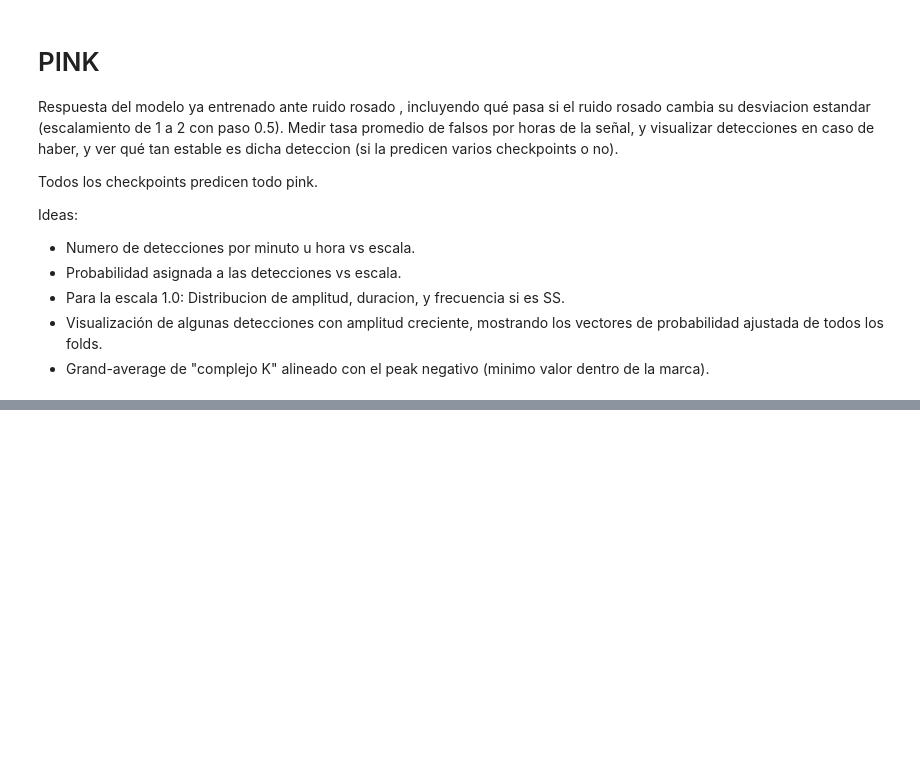
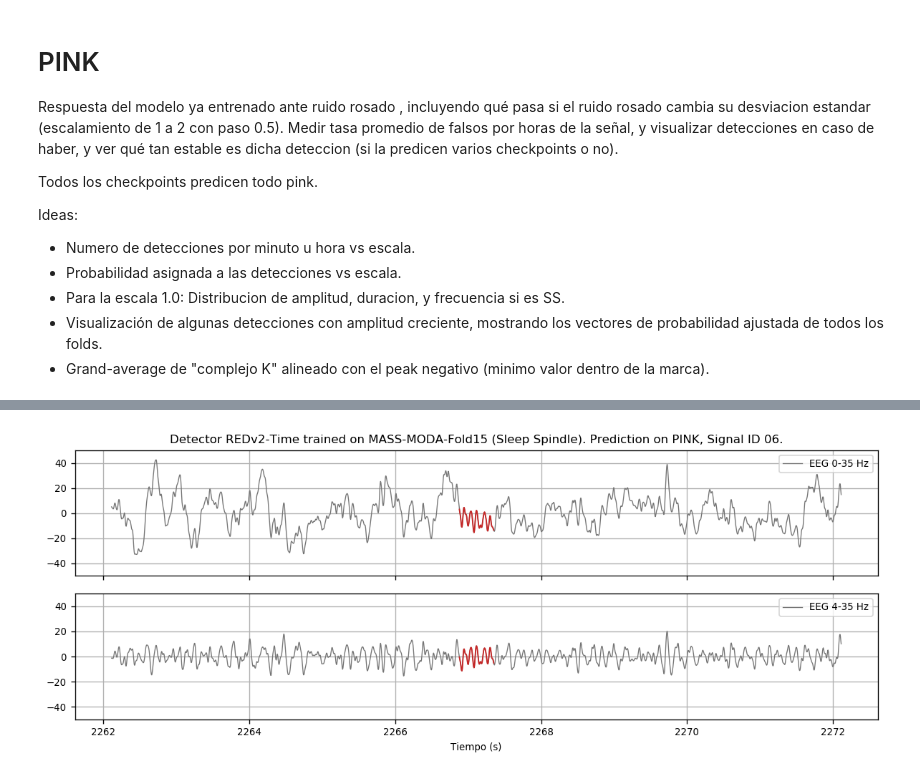
Before and after one commit to nicolasigor/sleep-rnn, a Jupyter notebook: figs_thesis/2021_result_indataset.ipynb, the cells around one changed output, grey strips where cells are left out. Drawn from its saved outputs; the diff is of its cells as text; code cells hidden in the pictures; blank space fills up the shorter version.

```diff
--- a/figs_thesis/2021_result_indataset.ipynb
+++ b/figs_thesis/2021_result_indataset.ipynb
@@ -683,7 +683,7 @@ print_dataset_names = {
 
 eval_configs = [
     dict(dataset_name=constants.MODA_SS_NAME, expert=1, strategy='5cv', seeds=3),
-    dict(dataset_name=constants.MASS_KC_NAME, expert=1, strategy='5cv', seeds=3),
+    # dict(dataset_name=constants.MASS_KC_NAME, expert=1, strategy='5cv', seeds=3),
 ]
 for config in eval_configs:
     print("\nLoading", config)
@@ -703,9 +703,7 @@ for config in eval_configs:
                 fold_subjects = tmp_dict[k][constants.TEST_SUBSET].all_ids
                 fold_predictions = tmp_dict[k][constants.TEST_SUBSET].get_stamps()
                 pred_dict[model_version][perturbation_name][k] = {s: pred for s, pred in zip(fold_subjects, fold_predictions)}
-    # Medir numero de detecciones por hora
-    time_unit_in_seconds = 3600
+    # Medir numero de detecciones por minuto (epm)
     average_mode = constants.MACRO_AVERAGE
 
-
 print("Done.")
@@ -716,25 +779,96 @@ pink = reader.load_dataset(constants.PINK_NAME, verbose=False)
 # %%
-tmp_signal = pink.get_subject_signal(subject_id=20, normalize_clip=False)
+subject_id = 6
+tmp_signal = pink.get_subject_signal(subject_id=subject_id, normalize_clip=False)
 # %%
+model_str = "REDv2-Time"
+dataset_str = print_dataset_names[(constants.MODA_SS_NAME, 1)]
+event_str = "Sleep Spindle"
+fold_id = 14
 mark = np.array(
-    [449240, 449343]
+    [453376, 453471]
 )
 
+window_duration = 10
+border_duration = 4
 fs = pink.fs
 center_sample = int(mark.mean())
-window_size = int(10 * fs)
+window_size = int(window_duration * fs)
+border_size = int(border_duration * fs)
 start_sample = int(center_sample - window_size // 2)
 end_sample = start_sample + window_size
-segment_signal = tmp_signal[start_sample:end_sample]
+segment_signal = tmp_signal[start_sample - border_size:end_sample + border_size]
+segment_signal_filt = utils.apply_bandpass(segment_signal, fs, 4, 35)
+segment_signal = segment_signal[border_size:-border_size]
+segment_signal_filt = segment_signal_filt[border_size:-border_size]
 time_axis = np.arange(start_sample, end_sample) / fs
 
-fig, ax = plt.subplots(1, 1, figsize=(10, 3), dpi=100)
-ax.plot(time_axis, segment_signal, linewidth=0.8)
-ax.fill_between(mark / fs, -100, 100, facecolor='k', alpha=0.2)
-ax.set_ylim([-150, 150])
+start_spindle_relative = mark[0] - start_sample
+end_spindle_relative = mark[1] - start_sample
+
+y_lim = 50
+
+fig, axes = plt.subplots(2, 1, figsize=(10, 4), dpi=120, sharex=True, sharey=True)
+ax = axes[0]
+ax.plot(
+    time_axis, segment_signal, linewidth=0.8, label="EEG 0-35 Hz",
+    color=viz.GREY_COLORS[6])
+ax.plot(
+    time_axis[start_spindle_relative:end_spindle_relative], segment_signal[start_spindle_relative:end_spindle_relative], linewidth=1.1,
+    color=viz.PALETTE['red'])
+# ax.plot(mark / fs, [-y_lim*0.8]*2, color=viz.PALETTE['red'], linewidth=4, alpha=0.8)
+ax.set_ylim([-y_lim, y_lim])
+ax.tick_params(labelsize=8)
+ax.grid()
+ax.legend(loc="upper right", fontsize=8)
+ax.set_title("Detector %s trained on %s-Fold%02d (%s). Prediction on PINK, Signal ID %02d." % (model_str, dataset_str, fold_id+1, event_str, subject_id), fontsize=10)
+
+ax = axes[1]
+ax.plot(
+    time_axis, segment_signal_filt, linewidth=0.8, label="EEG 4-35 Hz",
+    color=viz.GREY_COLORS[6])
+ax.plot(
+    time_axis[start_spindle_relative:end_spindle_relative], segment_signal_filt[start_spindle_relative:end_spindle_relative], linewidth=1.1,
+    color=viz.PALETTE['red'])
+# ax.plot(mark / fs, [-y_lim*0.8]*2, color=viz.PALETTE['red'], linewidth=4, alpha=0.8)
+ax.set_ylim([-y_lim, y_lim])
 ax.tick_params(labelsize=8)
 ax.set_xlabel("Tiempo (s)", fontsize=8)
+ax.grid()
+ax.legend(loc="upper right", fontsize=8)
+
+plt.tight_layout()
+plt.show()
+
+
+spindle = tmp_signal[mark[0]:mark[1]+1]
+duration = (spindle.size + 1) / fs
+amplitude_of_spindle = fig_utils.get_amplitude_spindle(spindle, fs)
+freq_axis, amp_axis = fig_utils.get_fft_spectrum(spindle, fs, f_min=4)
+frequency_of_spindle = freq_axis[np.argmax(amp_axis)]
+
+fig, axes = plt.subplots(1, 2, figsize=(6, 3), dpi=120)
+ax = axes[0]
+ax.set_title("Detection segment (0-35 Hz).\nDuration %1.2f s, PP %1.2f $\mu$V." % (duration, amplitude_of_spindle), fontsize=10)
+ax.plot(np.arange(spindle.size) / fs, spindle)
+ax.set_xlabel("Time (s)", fontsize=8)
+ax.set_ylabel("Amplitude ($\mu$V)", fontsize=8)
+ax.tick_params(labelsize=8)
+ax.set_ylim([-20, 20])
+#ax.xticklabels([])
+#ax.xticks(np.arange(0, spindle.size + 0.001, 0.5))
+ax.grid()
+
+ax = axes[1]
+ax.set_title("FFT.\nPeak frequency %1.2f Hz." % frequency_of_spindle, fontsize=10)
+ax.plot(freq_axis, amp_axis)
+ax.set_xlabel("Frequency (Hz)", fontsize=8)
+ax.set_ylabel("Amplitude", fontsize=8)
+ax.set_yticks([])
+ax.axvline(frequency_of_spindle, color="k", linestyle="--")
+ax.tick_params(labelsize=8)
 ax.grid()
 
 plt.tight_layout()
 plt.show()
+# %% [output]
+[figure, added]
```
Also changed, not shown: parts of 12 cells of this notebook, 4 other files.
